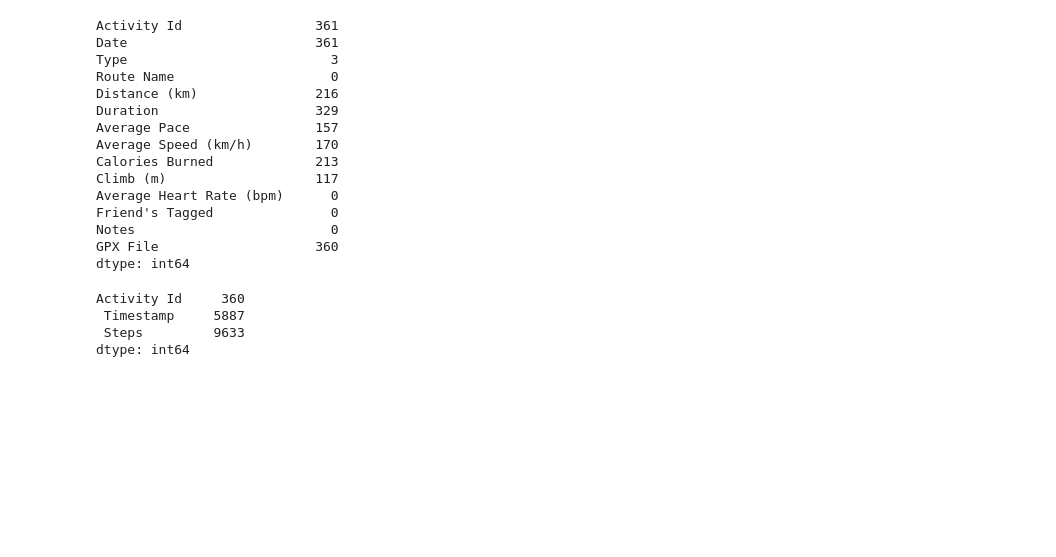
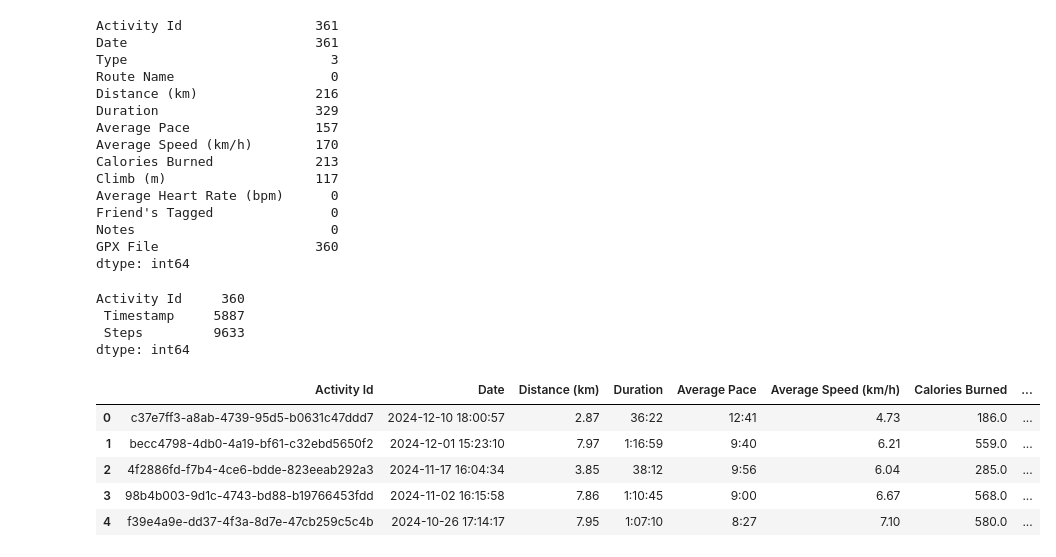
Before and after one commit to surajkarak/runkeeper_data_analysis, a Jupyter notebook: runkeeper_data.ipynb, the cells around one changed output. Drawn from its saved outputs; the diff is of its cells as text; code cells hidden in the pictures; blank space fills up the shorter version.

```diff
--- a/runkeeper_data.ipynb
+++ b/runkeeper_data.ipynb
@@ -58,3 +58,14 @@ Activity Id     360
  Timestamp     5887
  Steps         9633
 dtype: int64
+# %%
+columns_to_drop = ['Type', 'Route Name', 'Average Heart Rate (bpm)', "Friend's Tagged", 'Notes', 'GPX File']
+cardio = cardio.drop(columns=columns_to_drop)
+cardio.head()
+# %% [output]
+|  | Activity Id | Date | Distance (km) | Duration | Average Pace | Average Speed (km/h) | Calories Burned | ... |
+| 0 | c37e7ff3-a8ab-4739-95d5-b0631c47ddd7 | 2024-12-10 18:00:57 | 2.87 | 36:22 | 12:41 | 4.73 | 186.0 | ... |
+| 1 | becc4798-4db0-4a19-bf61-c32ebd5650f2 | 2024-12-01 15:23:10 | 7.97 | 1:16:59 | 9:40 | 6.21 | 559.0 | ... |
+| 2 | 4f2886fd-f7b4-4ce6-bdde-823eeab292a3 | 2024-11-17 16:04:34 | 3.85 | 38:12 | 9:56 | 6.04 | 285.0 | ... |
+| 3 | 98b4b003-9d1c-4743-bd88-b19766453fdd | 2024-11-02 16:15:58 | 7.86 | 1:10:45 | 9:00 | 6.67 | 568.0 | ... |
+| 4 | f39e4a9e-dd37-4f3a-8d7e-47cb259c5c4b | 2024-10-26 17:14:17 | 7.95 | 1:07:10 | 8:27 | 7.10 | 580.0 | ... |
```
Also changed, not shown: parts of 4 cells of this notebook.
